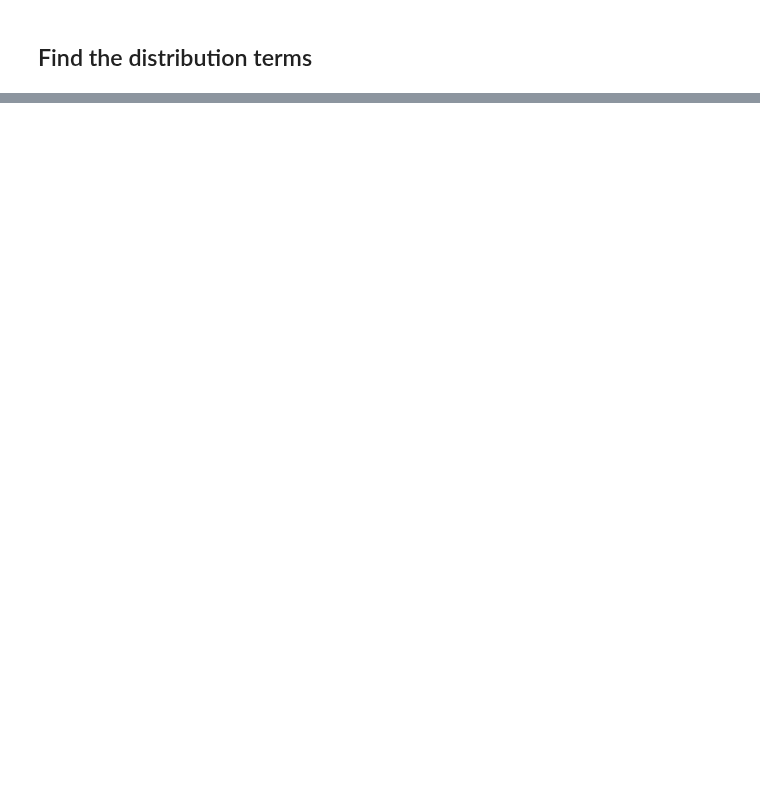
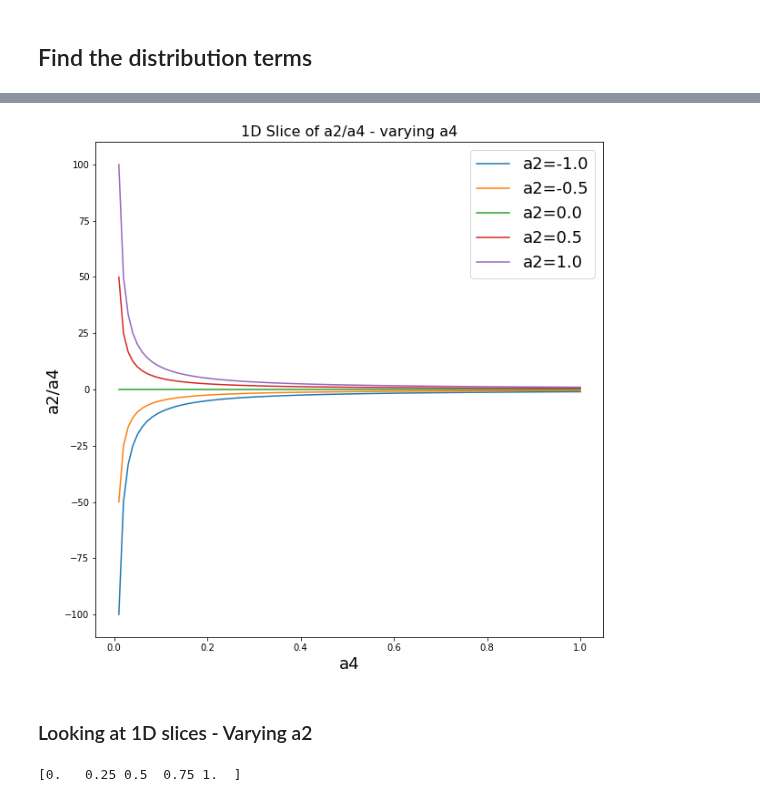
Before and after one commit to mfkiwl/splineDIC, a Jupyter notebook: notebooks/exploratory/stp_explore_ODF_extraction.ipynb, the cells around one changed output, grey strips where cells are left out. Saved outputs shown, nothing was run; the diff lists cells and outputs as text; code cells hidden in the pictures; blank space fills up the shorter version.

```diff
--- a/notebooks/exploratory/stp_explore_ODF_extraction.ipynb
+++ b/notebooks/exploratory/stp_explore_ODF_extraction.ipynb
@@ -191,0 +280,24 @@ Final residual: 3.502041871064803e-15
+# %%
+a2 = np.linspace(-1, 1, 5)
+a4 = np.linspace(0.01, 1, 100)
+# %%
+fig = plt.figure(figsize=(10, 10))
+plt.plot(a4, a2[0] / a4, label='a2={}'.format(a2[0]));
+plt.plot(a4, a2[1] / a4, label='a2={}'.format(a2[1]))
+plt.plot(a4, a2[2] / a4, label='a2={}'.format(a2[2]))
+plt.plot(a4, a2[3] / a4, label='a2={}'.format(a2[3]))
+plt.plot(a4, a2[4] / a4, label='a2={}'.format(a2[4]))
+plt.legend(prop={'size': 18});
+plt.xlabel('a4', size=18)
+plt.ylabel('a2/a4', size=18)
+plt.title('1D Slice of a2/a4 - varying a4', size=16);
+# %% [output]
+[figure, added]
+# %% [markdown]
+### Looking at 1D slices - Varying a2
+# %%
+a2 = np.linspace(-1, 1, 100)
+a4 = np.linspace(0.0, 1, 5)
+print(a4)
+# %% [output]
+[0.   0.25 0.5  0.75 1.  ]
```
Also changed, not shown: parts of 31 cells of this notebook.
